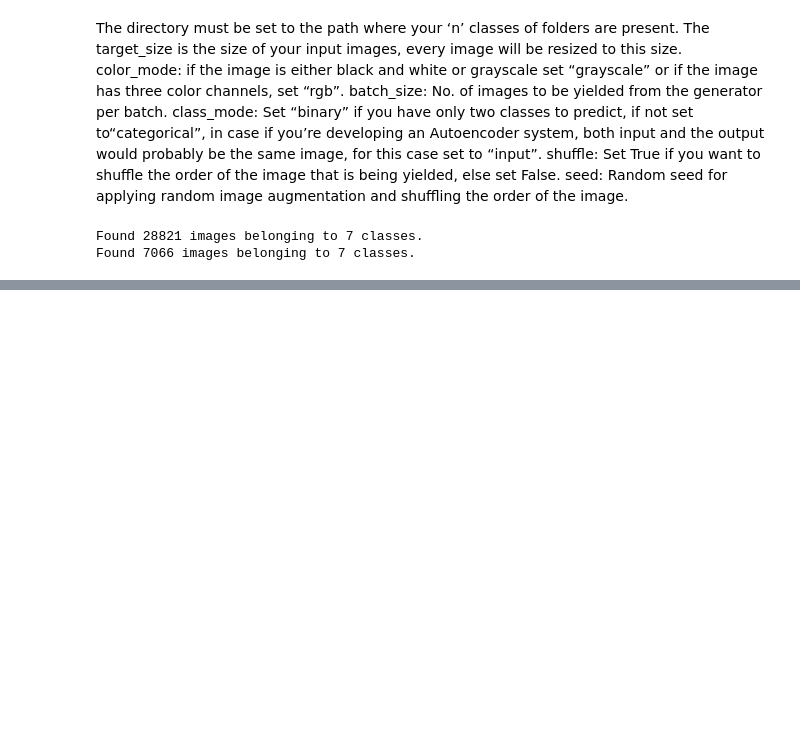
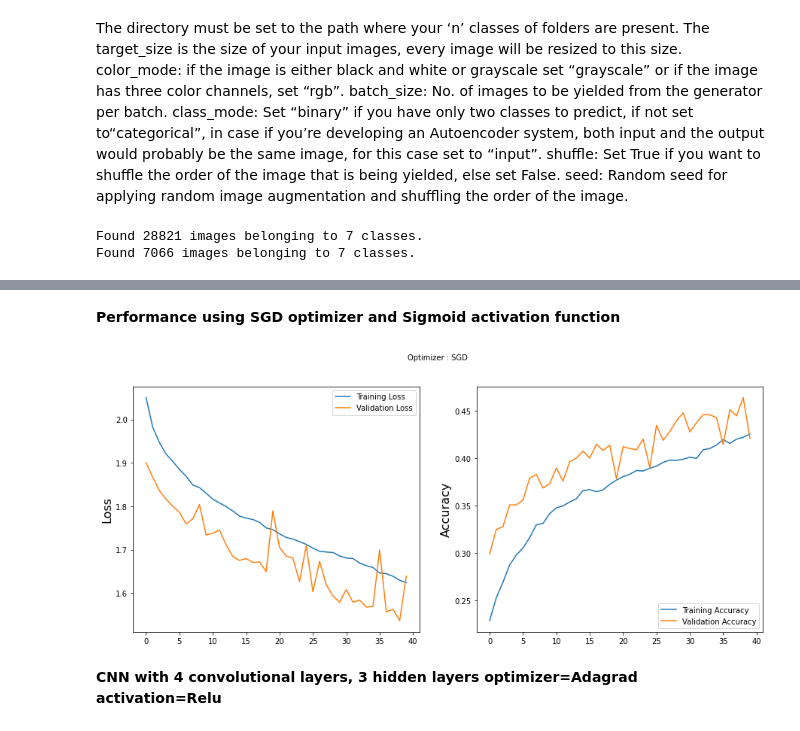
Before and after one commit to Moukthika1253/Facial_Expression_ImageClassifier, a Jupyter notebook: facial_expression_classifier.ipynb, the cells around one changed output, grey strips where cells are left out. Cells and saved outputs as stored; diff of their text form; code cells hidden in the pictures; blank space fills up the shorter version.

```diff
--- a/facial_expression_classifier.ipynb
+++ b/facial_expression_classifier.ipynb
@@ -58,12 +58,10 @@ data_train = ImageDataGenerator()
 data_validation=ImageDataGenerator()
 train_gen=data_train.flow_from_directory(train_data,target_size=(48,48),
                                                     color_mode="grayscale",
-                                                    batch_size=100,
                                                     class_mode='categorical',
                                                     shuffle=True,seed=42)
 validation_gen=data_validation.flow_from_directory(test_data,target_size=(48,48),
                                                     color_mode="grayscale",
-                                                    batch_size=100,
                                                     class_mode='categorical',
                                                     shuffle=False)
 # %% [output]
@@ -73,0 +142,14 @@ Found 7066 images belonging to 7 classes.
+# %%
+%%time
+from keras.callbacks import ModelCheckpoint
+
+checkpoint = ModelCheckpoint("model_weights.h5", monitor='val_acc', verbose=1, save_best_only=True, mode='max')
+callbacks_list = [checkpoint]
+
+batch_size=150
+history = model.fit(train_gen,
+                                steps_per_epoch=train_gen.n//train_gen.batch_size,
+                                epochs=40,
+                                validation_data = validation_gen,
+                                validation_steps = validation_gen.n//validation_gen.batch_size,
+                                callbacks=callbacks_list)
@@ -73,0 +181,24 @@ Found 7066 images belonging to 7 classes.
+# %% [markdown]
+**Performance using SGD optimizer and Sigmoid activation function**
+# %%
+
+import matplotlib.pyplot as plt
+
+plt.figure(figsize=(15,6))
+plt.subplot(1, 2, 1)
+plt.suptitle('Optimizer : SGD', fontsize=10)
+plt.ylabel('Loss', fontsize=16)
+plt.plot(history.history['loss'], label='Training Loss')
+plt.plot(history.history['val_loss'], label='Validation Loss')
+plt.legend(loc='upper right')
+
+plt.subplot(1, 2, 2)
+plt.ylabel('Accuracy', fontsize=16)
+plt.plot(history.history['accuracy'], label='Training Accuracy')
+plt.plot(history.history['val_accuracy'], label='Validation Accuracy')
+plt.legend(loc='lower right')
+plt.show()
+# %% [output]
+[figure, added]
+# %% [markdown]
+**CNN with 4 convolutional layers, 3 hidden layers optimizer=Adagrad activation=Relu**
```
Also changed, not shown: parts of 16 cells of this notebook.
